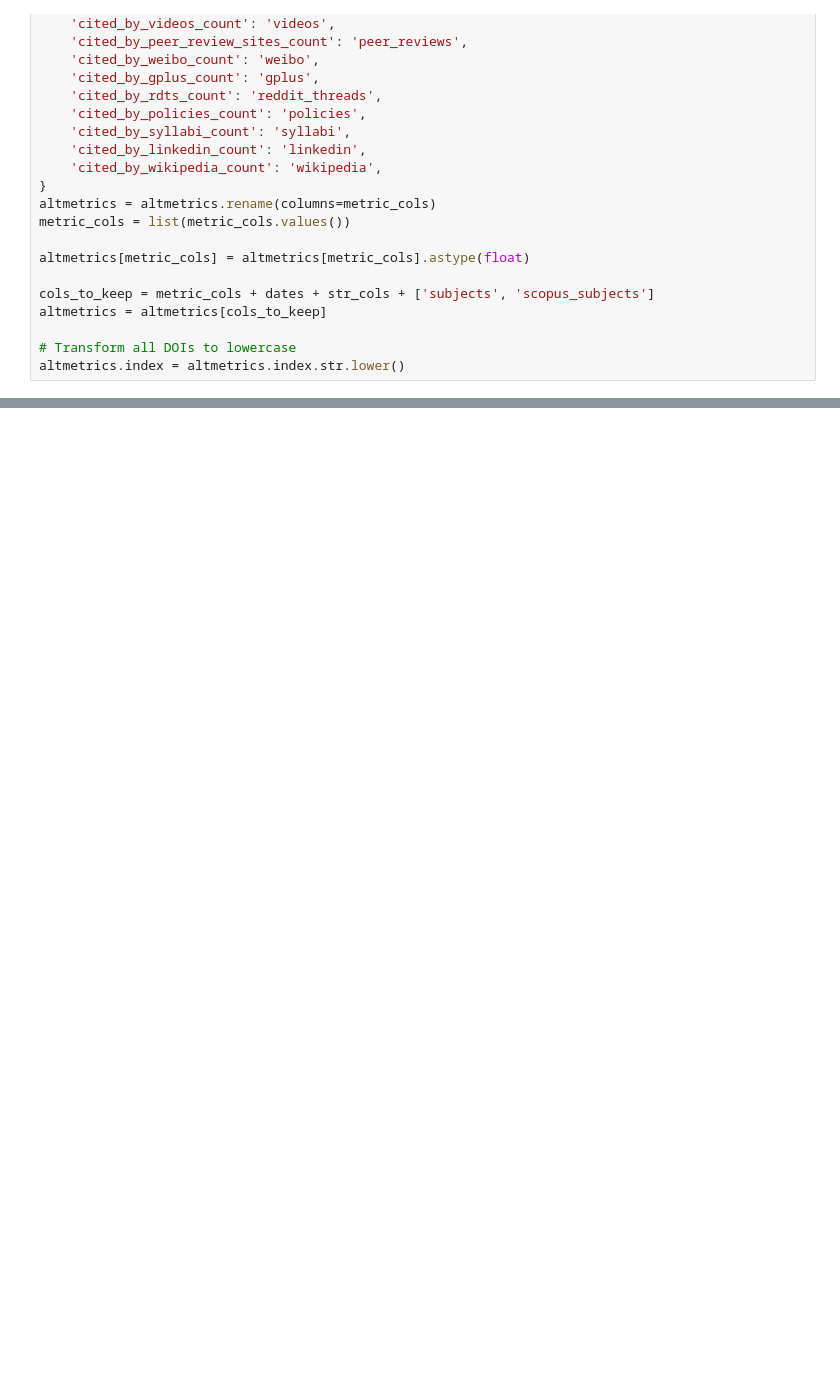
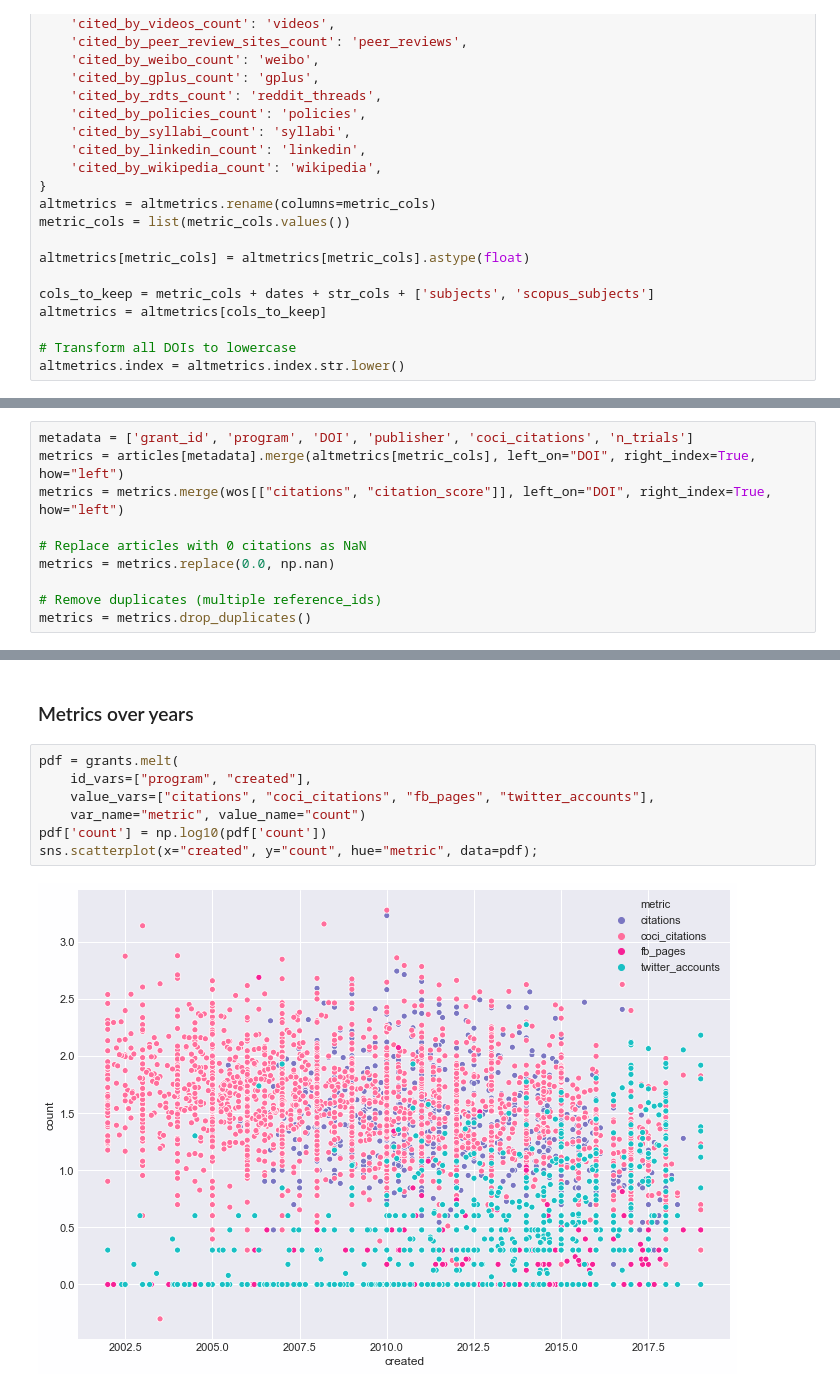
Before and after one commit to ScholCommLab/tracking-grants, a Jupyter notebook: notebooks/reports/interim_report_3.ipynb, the cells around one changed output, grey strips where cells are left out. Saved outputs shown, nothing was run; the diff lists cells and outputs as text; blank space fills up the shorter version.

```diff
--- a/notebooks/reports/interim_report_3.ipynb
+++ b/notebooks/reports/interim_report_3.ipynb
@@ -211,0 +94,10 @@ sns.boxenplot(y="variable", x="value", data=pdf)
+# %%
+metadata = ['grant_id', 'program', 'DOI', 'publisher', 'coci_citations', 'n_trials']
+metrics = articles[metadata].merge(altmetrics[metric_cols], left_on="DOI", right_index=True, how="left")
+metrics = metrics.merge(wos[["citations", "citation_score"]], left_on="DOI", right_index=True, how="left")
+
+# Replace articles with 0 citations as NaN
+metrics = metrics.replace(0.0, np.nan)
+
+# Remove duplicates (multiple reference_ids)
+metrics = metrics.drop_duplicates()
@@ -211,0 +216,11 @@ sns.boxenplot(y="variable", x="value", data=pdf)
+# %% [markdown]
+### Metrics over years
+# %%
+pdf = grants.melt(
+    id_vars=["program", "created"],
+    value_vars=["citations", "coci_citations", "fb_pages", "twitter_accounts"],
+    var_name="metric", value_name="count")
+pdf['count'] = np.log10(pdf['count'])
+sns.scatterplot(x="created", y="count", hue="metric", data=pdf);
+# %% [output]
+[figure, added]
```
Also changed, not shown: parts of 40 cells of this notebook.
